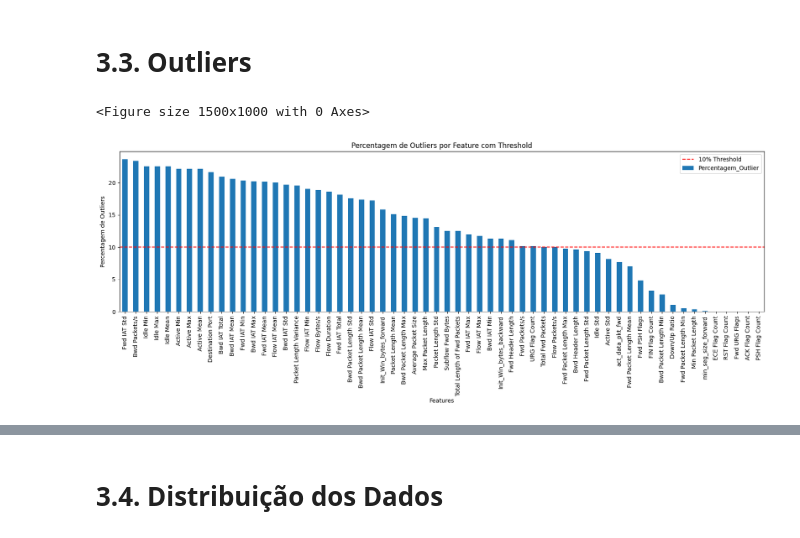
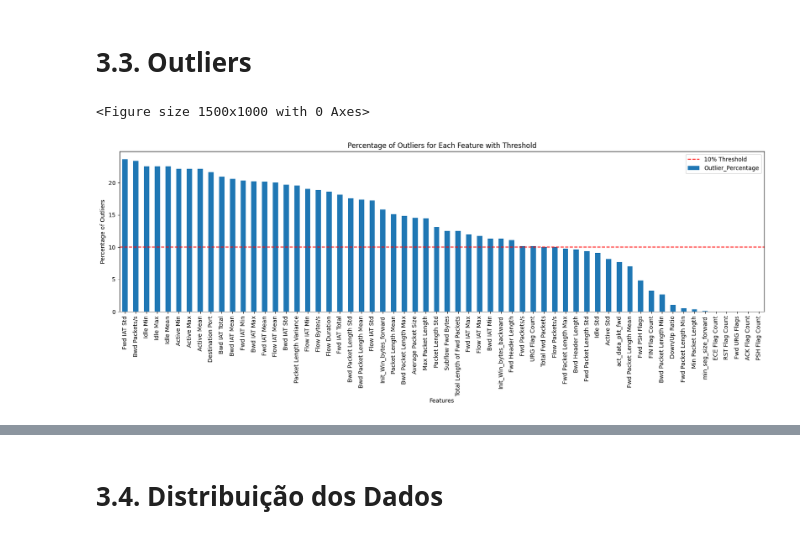
Before and after one commit to dani2308/scadatr, a Jupyter notebook: eda.ipynb, the cells around one changed output, grey strips where cells are left out. Saved outputs shown, nothing was run; the diff lists cells and outputs as text; code cells hidden in the pictures.

```diff
--- a/eda.ipynb
+++ b/eda.ipynb
@@ -493,24 +673,24 @@ Dada a falta de equilíbrio no Ds, consolidar estes dados pode ajudar no treino
 # %% [markdown]
 # 2.3.1. Agrupar Ataques
 # %%
-# Organizar os Ataques por Grupos
+# Mapping the attacks to the new group
 group_mapping = {
-    'BENIGN': 'Tráfego Normal',
+    'BENIGN': 'Normal Traffic',
     'DoS Hulk': 'DoS',
     'DDoS': 'DDoS',
+    'PortScan': 'Port Scanning',
     'DoS GoldenEye': 'DoS',
+    'FTP-Patator': 'Brute Force',
     'DoS slowloris': 'DoS',
     'DoS Slowhttptest': 'DoS',
-    'PortScan': 'Port Scanning',
-    'FTP-Patator': 'Brute Force',
     'SSH-Patator': 'Brute Force',
     'Bot': 'Bots',
-    'Web Attack Brute Force': 'Web Attack',
-    'Web Attack XSS': 'Web Attack',
-    'Web Attack Sql Injection': 'Web Attack',
-    'Infiltration': 'Infiltração',
-    'Heartbleed': 'Variados'
+    'Web Attack � Brute Force': 'Web Attacks',
+    'Web Attack � XSS': 'Web Attacks',
+    'Infiltration': 'Infiltration',
+    'Web Attack � Sql Injection': 'Web Attacks',
+    'Heartbleed': 'Miscellaneous'
 }
 
-# Mapear para um Novo Grupo
-data['Tipos de Ataque'] = data['Label'].map(group_mapping)
+# Map to new group column
+data['Attack Type'] = data['Label'].map(group_mapping)
@@ -534,6 +716,3 @@ data.drop(columns='Label', inplace=True)
 # 2.3.2. Remoção de Tipos de Ataques
 # %% [markdown]
 Vão ser removidos os ataques 'Inflitração' e 'Variados' pois, no futuro, podem ter consequências na fiabilidade do modelo.
-# %%
-# Remoção das linhas com Valores Irrelevantes
-data.drop(data[(data['Tipos de Ataque'] == 'Infiltração') | (data['Tipos de Ataque'] == 'Variados')].index, inplace=True)
@@ -552,0 +719,3 @@ Name: count, dtype: int64
+# %%
+# Removing rows with statistically irrelevant attack types
+data.drop(data[(data['Attack Type'] == 'Infiltration') | (data['Attack Type'] == 'Miscellaneous')].index, inplace=True)
@@ -645,6 +831,7 @@ plt.show()
 # %%
-# Remoção de Colunas Baseadas no Estudo da Alta Correlação
-selected_columns = ['Total Backward Packets', 'Total Length of Bwd Packets', 'Subflow Bwd Bytes', 'Avg Fwd Segment Size', 'Avg Fwd Segment Size', 'Avg Bwd Segment Size']
+# Removal of columns based on correlation analysis
+selected_columns = ['Total Backward Packets', 'Total Length of Bwd Packets', 'Subflow Bwd Bytes', 'Avg Fwd Segment Size', 'Avg Bwd Segment Size']
 
+# dropping columns with perfect/near perfect multicollinearity
 data.drop(columns=selected_columns, inplace=True)
 # %%
@@ -657,26 +845,26 @@ data.shape
 # %%
 # Calculate outliers percentage
 outlier_percentages = calculate_outliers_percentage(data[numeric_features])
 
 # Convert to DataFrame for easier manipulation
-outliers_df = pd.DataFrame.from_dict(outlier_percentages, orient='index', columns=['Percentagem_Outlier'])
+outliers_df = pd.DataFrame.from_dict(outlier_percentages, orient='index', columns=['Outlier_Percentage'])
 
 # Define the threshold for concern
 threshold = 10
 
 # Identify features with high percentage of outliers
-high_outlier_features = outliers_df[outliers_df['Percentagem_Outlier'] > threshold]
+high_outlier_features = outliers_df[outliers_df['Outlier_Percentage'] > threshold]
 
 # Plot the outlier percentages and highlight features above the threshold
 plt.figure(figsize=(15, 10))
-outliers_df.sort_values(by='Percentagem_Outlier', ascending=False).plot(kind='bar', legend=False, figsize=(20, 5))
+outliers_df.sort_values(by='Outlier_Percentage', ascending=False).plot(kind='bar', legend=False, figsize=(20, 5))
 plt.axhline(y=threshold, color='r', linestyle='--', label=f'{threshold}% Threshold')
 plt.xlabel('Features')
-plt.ylabel('Percentagem de Outliers')
-plt.title('Percentagem de Outliers por Feature com Threshold')
+plt.ylabel('Percentage of Outliers')
+plt.title('Percentage of Outliers for Each Feature with Threshold')
 plt.legend()
 plt.show()
 # %% [output]
 <Figure size 1500x1000 with 0 Axes>
-[figure, old version]
+[figure, new version]
 # %%
```
Also changed, not shown: parts of 61 cells of this notebook.
